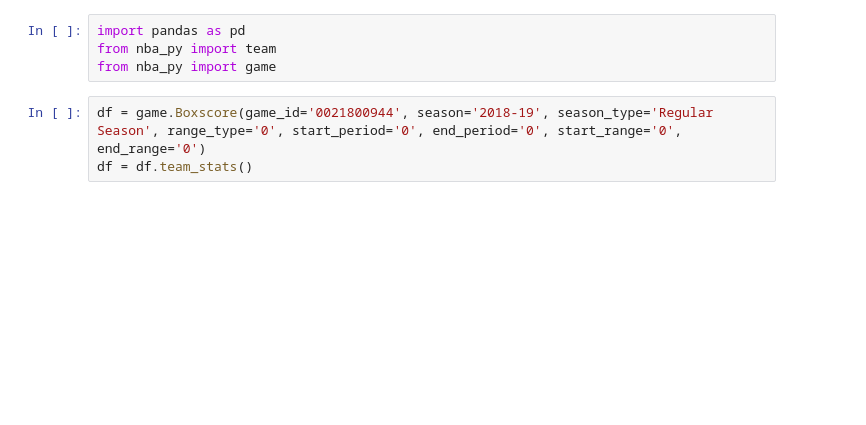
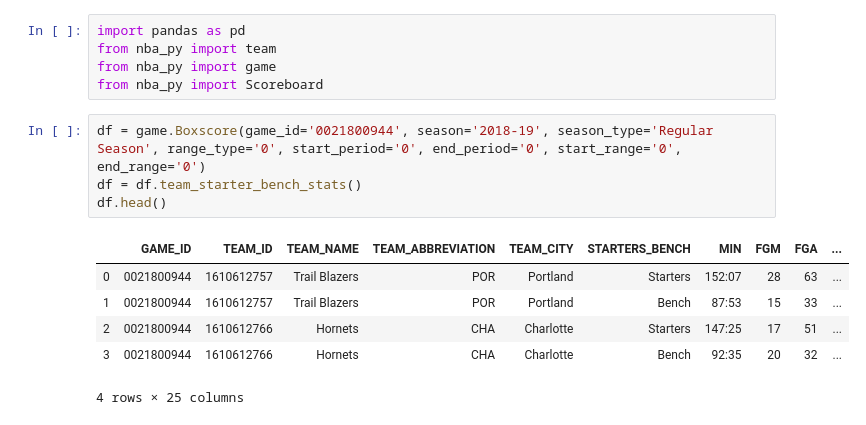
Before and after one commit to rohit-rjn/nba_analysis, a Jupyter notebook: data_collection.ipynb, the cells around one changed output. Saved outputs shown, nothing was run; the diff lists cells and outputs as text; blank space fills up the shorter version.

```diff
--- a/data_collection.ipynb
+++ b/data_collection.ipynb
@@ -2,9 +2,18 @@
 import pandas as pd
 from nba_py import team
 from nba_py import game
+from nba_py import Scoreboard
 # %%
 df = game.Boxscore(game_id='0021800944', season='2018-19', season_type='Regular Season', range_type='0', start_period='0', end_period='0', start_range='0', end_range='0')
-df = df.team_stats()
+df = df.team_starter_bench_stats()
+df.head()
+# %% [output]
+|  | GAME_ID | TEAM_ID | TEAM_NAME | TEAM_ABBREVIATION | TEAM_CITY | STARTERS_BENCH | MIN | FGM | FGA | ... |
+| 0 | 0021800944 | 1610612757 | Trail Blazers | POR | Portland | Starters | 152:07 | 28 | 63 | ... |
+| 1 | 0021800944 | 1610612757 | Trail Blazers | POR | Portland | Bench | 87:53 | 15 | 33 | ... |
+| 2 | 0021800944 | 1610612766 | Hornets | CHA | Charlotte | Starters | 147:25 | 17 | 51 | ... |
+| 3 | 0021800944 | 1610612766 | Hornets | CHA | Charlotte | Bench | 92:35 | 20 | 32 | ... |
+4 rows × 25 columns
 # %%
 df.to_csv('boxscore_team_stats.csv')
 df.head()
```
Also changed, not shown: parts of 20 cells of this notebook, 14 other files.
